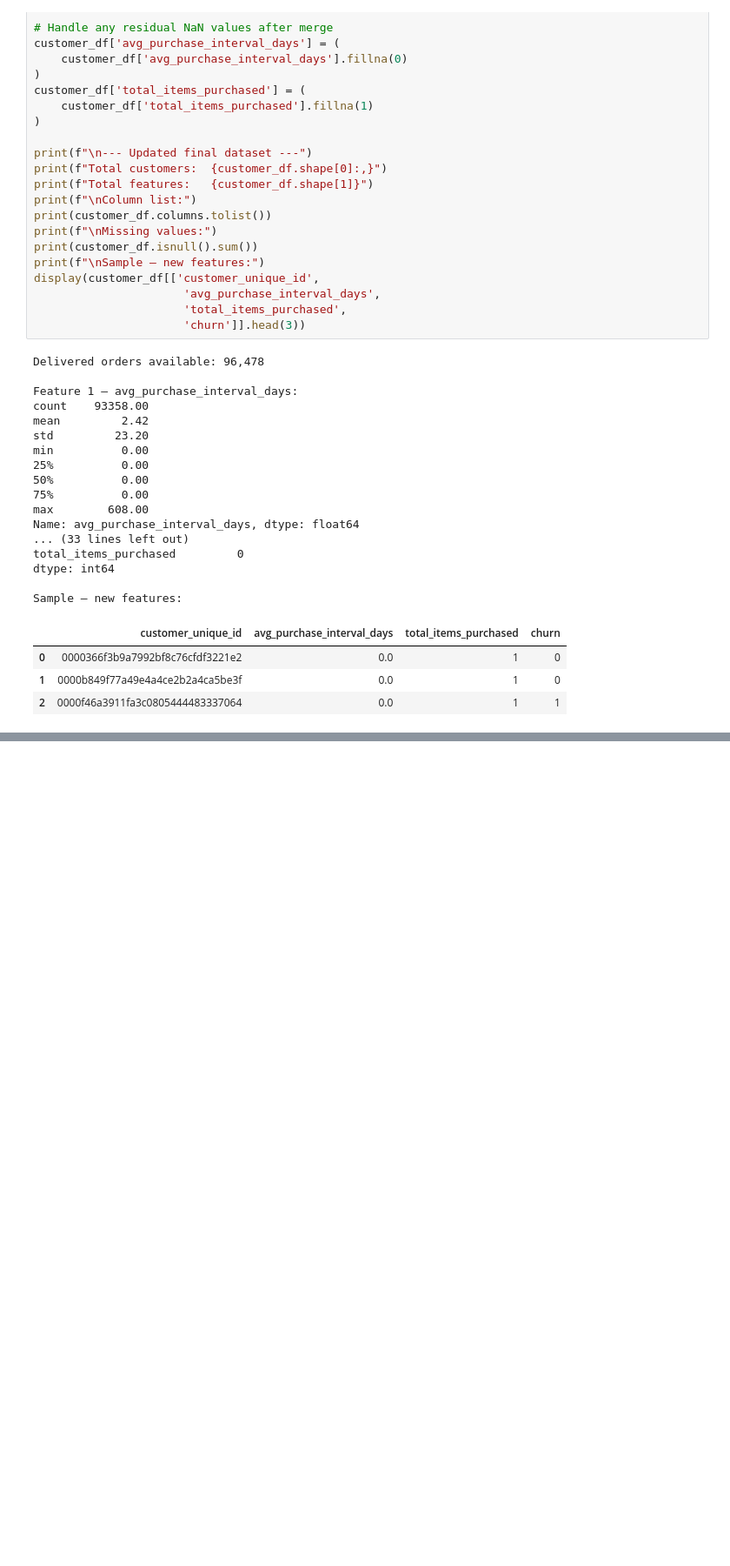
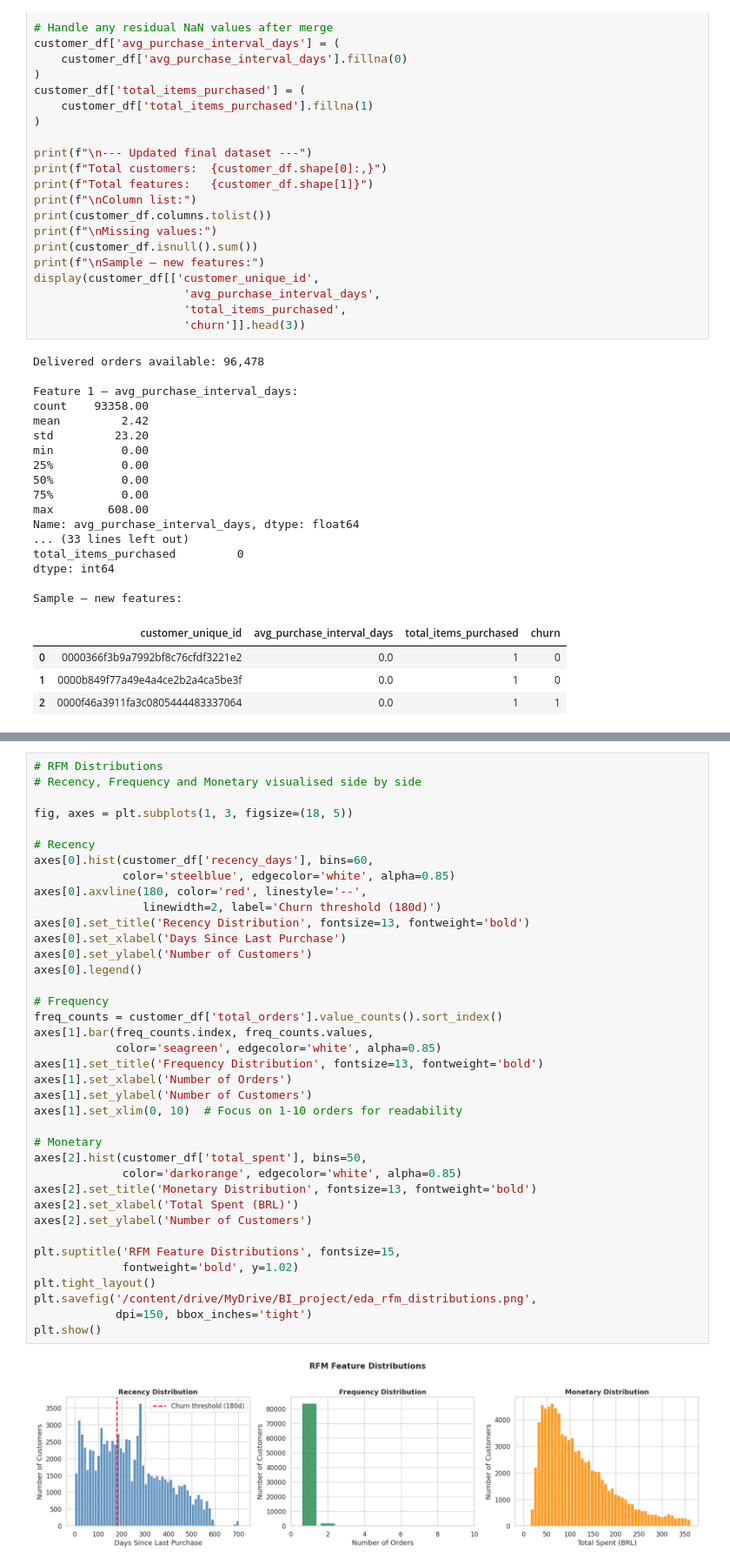
Before and after one commit to lucia-dasku/ecommerce-retention-bi, a Jupyter notebook: Group28_ecommerce_retention_bi.ipynb, the cells around one changed output, grey strips where cells are left out. Shown at 87% size. Saved outputs shown, nothing was run; the diff lists cells and outputs as text; blank space fills up the shorter version.

```diff
--- a/Group28_ecommerce_retention_bi.ipynb
+++ b/Group28_ecommerce_retention_bi.ipynb
@@ -1214,0 +1366,40 @@ We already have the number — 97.9% — but a plot makes it immediately clear a
+# %%
+# RFM Distributions
+# Recency, Frequency and Monetary visualised side by side
+
+fig, axes = plt.subplots(1, 3, figsize=(18, 5))
+
+# Recency
+axes[0].hist(customer_df['recency_days'], bins=60,
+             color='steelblue', edgecolor='white', alpha=0.85)
+axes[0].axvline(180, color='red', linestyle='--',
+                linewidth=2, label='Churn threshold (180d)')
+axes[0].set_title('Recency Distribution', fontsize=13, fontweight='bold')
+axes[0].set_xlabel('Days Since Last Purchase')
+axes[0].set_ylabel('Number of Customers')
+axes[0].legend()
+
+# Frequency
+freq_counts = customer_df['total_orders'].value_counts().sort_index()
+axes[1].bar(freq_counts.index, freq_counts.values,
+            color='seagreen', edgecolor='white', alpha=0.85)
+axes[1].set_title('Frequency Distribution', fontsize=13, fontweight='bold')
+axes[1].set_xlabel('Number of Orders')
+axes[1].set_ylabel('Number of Customers')
+axes[1].set_xlim(0, 10)  # Focus on 1-10 orders for readability
+
+# Monetary
+axes[2].hist(customer_df['total_spent'], bins=50,
+             color='darkorange', edgecolor='white', alpha=0.85)
+axes[2].set_title('Monetary Distribution', fontsize=13, fontweight='bold')
+axes[2].set_xlabel('Total Spent (BRL)')
+axes[2].set_ylabel('Number of Customers')
+
+plt.suptitle('RFM Feature Distributions', fontsize=15,
+             fontweight='bold', y=1.02)
+plt.tight_layout()
+plt.savefig('/content/drive/MyDrive/BI_project/eda_rfm_distributions.png',
+            dpi=150, bbox_inches='tight')
+plt.show()
+# %% [output]
+[figure, added]
```
Also changed, not shown: parts of 38 cells of this notebook.
